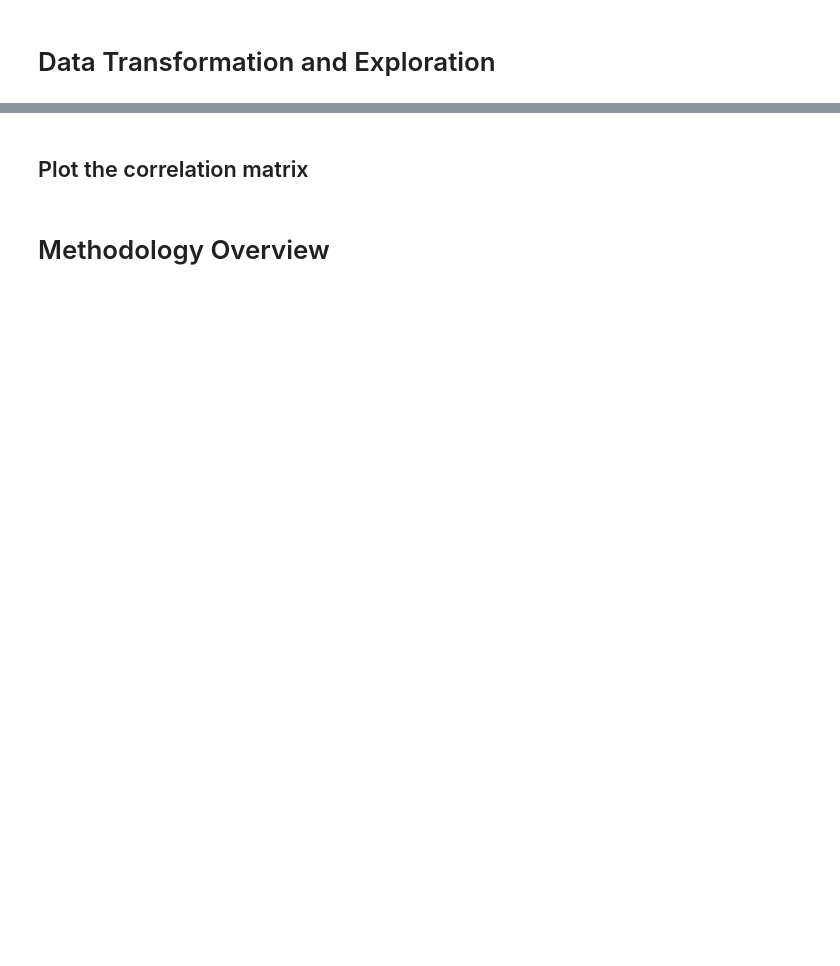
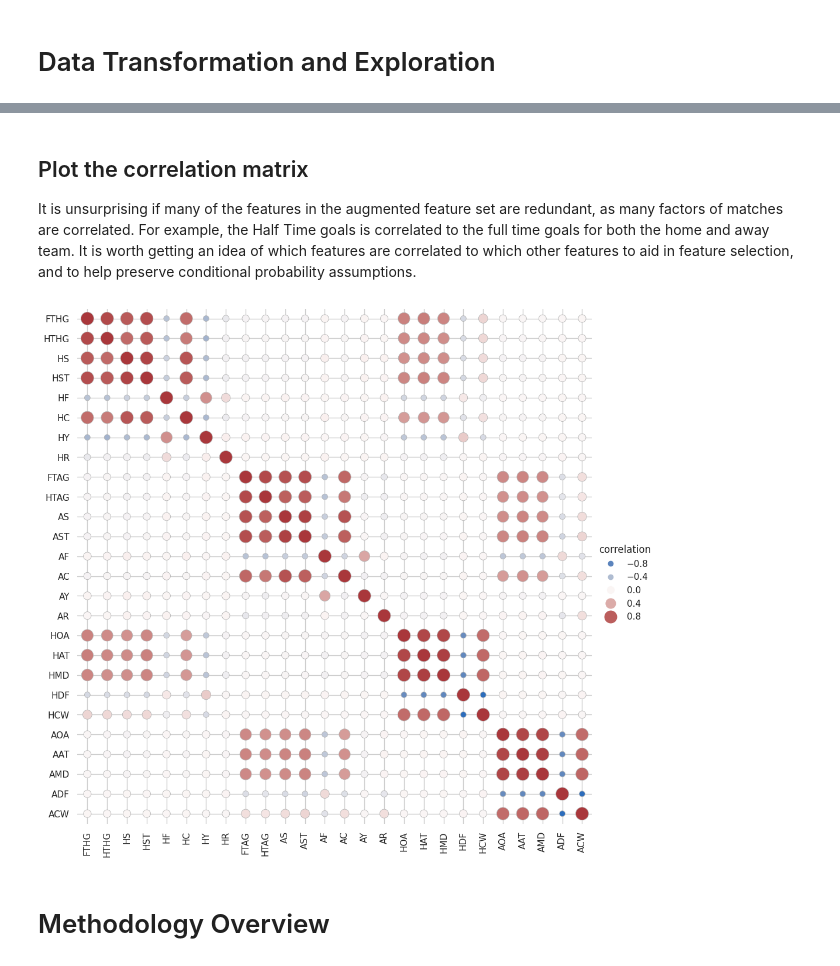
Before and after one commit to solderneer/ml-stuff, a Jupyter notebook: coursework.ipynb, the cells around one changed output, grey strips where cells are left out. Drawn from its saved outputs; the diff is of its cells as text; code cells hidden in the pictures; blank space fills up the shorter version.

Commit message:
full jupyter notebook

```diff
--- a/coursework.ipynb
+++ b/coursework.ipynb
@@ -191,22 +336,26 @@ df_features_test = df_features[df_features['League'] > 2018] # Test on 2019 and
 # %% [markdown]
 ## Plot the correlation matrix
+
+It is unsurprising if many of the features in the augmented feature set are redundant, as many factors of matches are correlated. For example, the Half Time goals is correlated to the full time goals for both the home and away team. It is worth getting an idea of which features are correlated to which other features to aid in feature selection, and to help preserve conditional probability assumptions.
 # %%
-corr_mat = df_features_train[[*home_columns, *away_columns, *team_columns]].corr().stack().reset_index(name="correlation")
+corr_mat = df_features[[*home_columns, *away_columns, *team_columns]].corr().stack().reset_index(name="correlation")
 
 # Draw each cell as a scatter point with varying size and color
 g = sns.relplot(
     data=corr_mat,
     x="level_0", y="level_1", hue="correlation", size="correlation",
     palette="vlag", hue_norm=(-1, 1), edgecolor=".7",
     height=10, sizes=(50, 250), size_norm=(-.2, .8),
 )
 
 # Tweak the figure to finalize
 g.set(xlabel="", ylabel="", aspect="equal")
 g.despine(left=True, bottom=True)
 g.ax.margins(.02)
 for label in g.ax.get_xticklabels():
     label.set_rotation(90)
+# %% [output]
+[figure, added]
 # %% [markdown]
 # Methodology Overview
 # %% [markdown]
```
Also changed, not shown: parts of 55 cells of this notebook, 2 other files.
